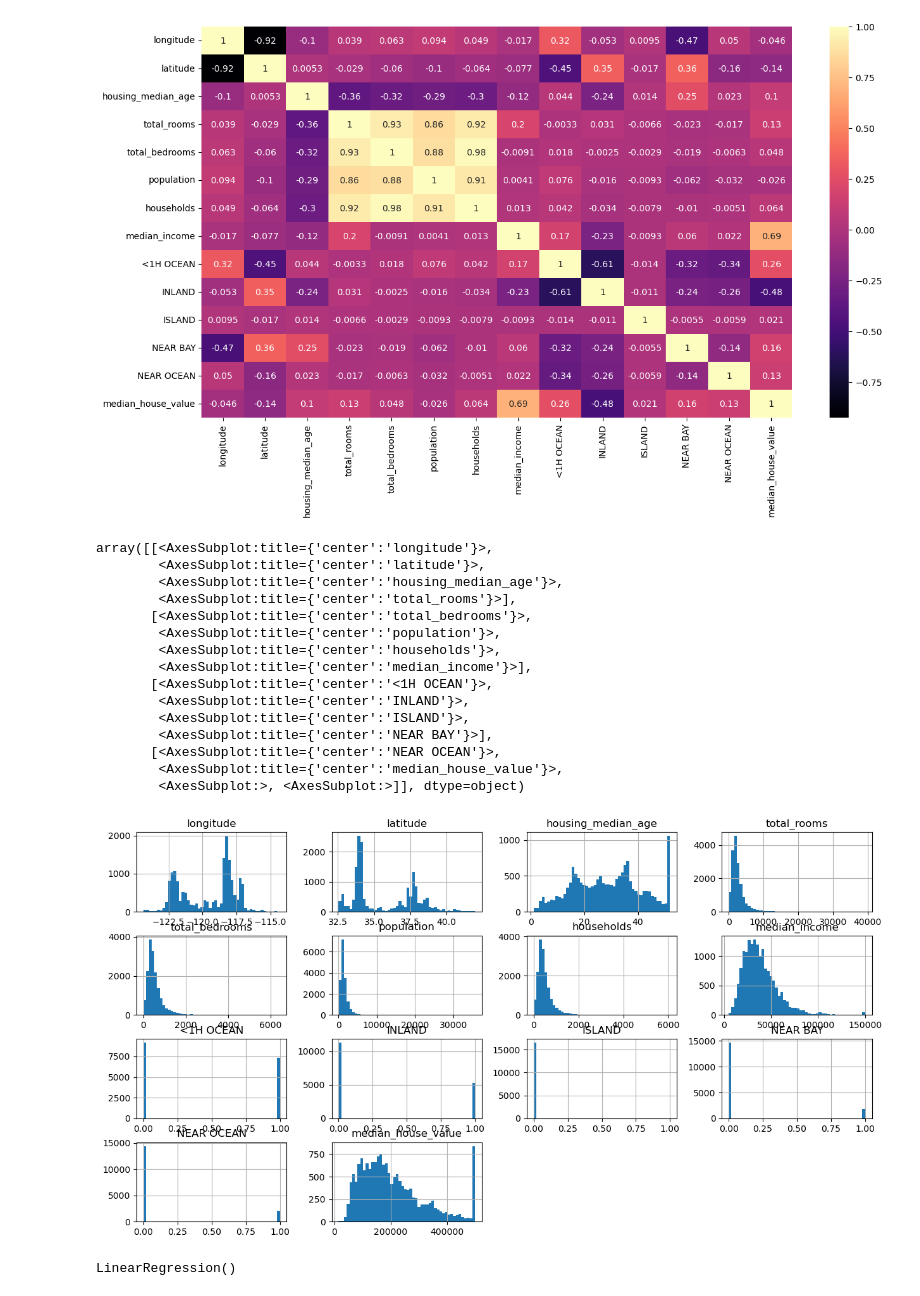
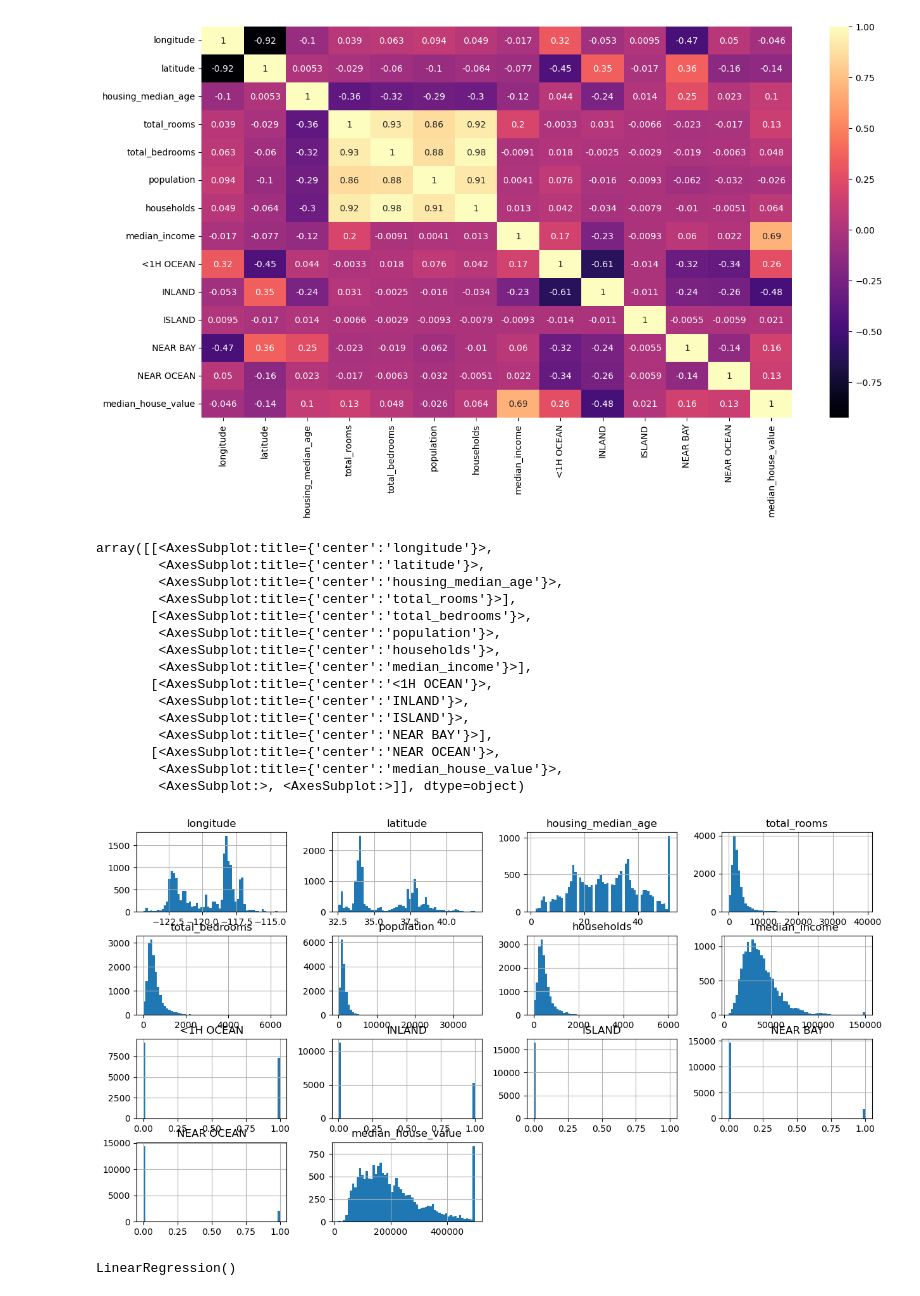
Before and after one commit to ivanzhl/california_house_price_predictions, a Jupyter notebook: houseprising.ipynb, the cells around one changed output. Drawn from its saved outputs; the diff is of its cells as text; code cells hidden in the pictures.

```diff
--- a/houseprising.ipynb
+++ b/houseprising.ipynb
@@ -164,24 +164,24 @@ sns.heatmap(tdf.corr(), annot=True, cmap='magma')
 <AxesSubplot:>
 [figure]
 # %%
-tdf.hist(bins=50, figsize=(15, 8))
+tdf.hist(bins=60, figsize=(15, 8))
 # %% [output]
 array([[<AxesSubplot:title={'center':'longitude'}>,
         <AxesSubplot:title={'center':'latitude'}>,
         <AxesSubplot:title={'center':'housing_median_age'}>,
         <AxesSubplot:title={'center':'total_rooms'}>],
        [<AxesSubplot:title={'center':'total_bedrooms'}>,
         <AxesSubplot:title={'center':'population'}>,
         <AxesSubplot:title={'center':'households'}>,
         <AxesSubplot:title={'center':'median_income'}>],
        [<AxesSubplot:title={'center':'<1H OCEAN'}>,
         <AxesSubplot:title={'center':'INLAND'}>,
         <AxesSubplot:title={'center':'ISLAND'}>,
         <AxesSubplot:title={'center':'NEAR BAY'}>],
        [<AxesSubplot:title={'center':'NEAR OCEAN'}>,
         <AxesSubplot:title={'center':'median_house_value'}>,
         <AxesSubplot:>, <AxesSubplot:>]], dtype=object)
-[figure, old version]
+[figure, new version]
 # %%
 #linear regression
 from sklearn.linear_model import LinearRegression
```
Also changed, not shown: parts of 3 cells of this notebook.
